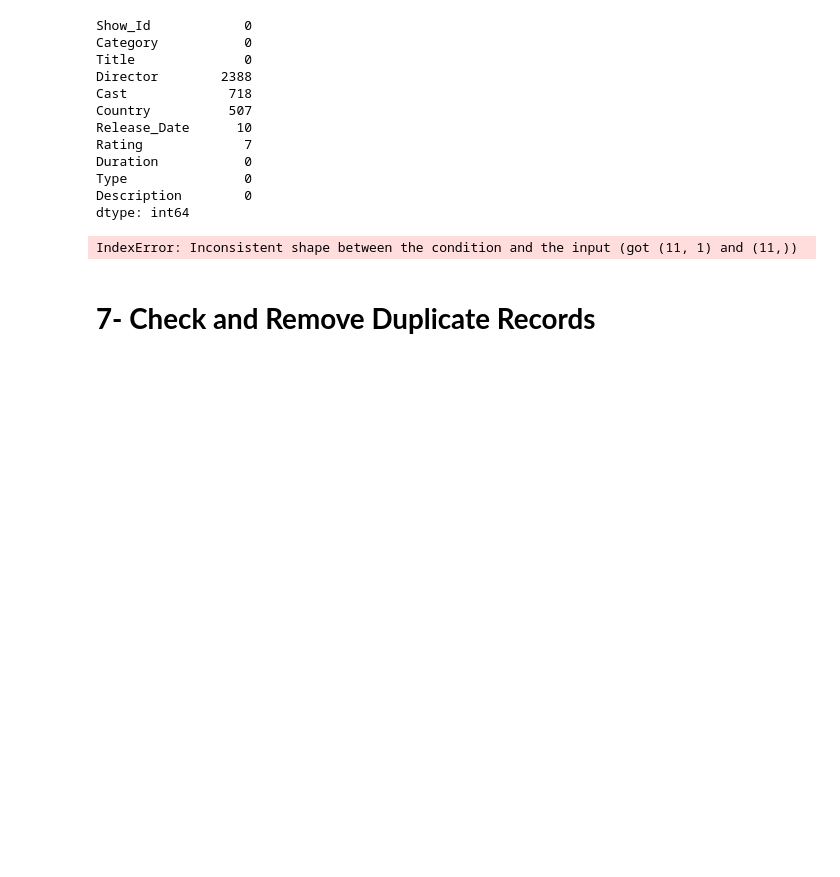
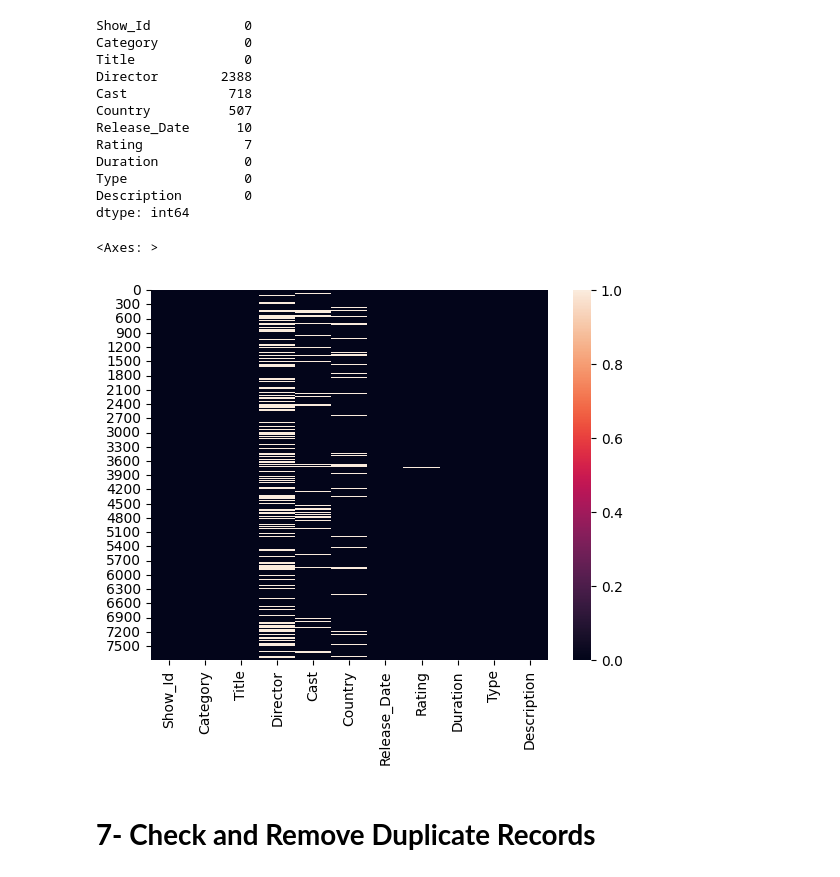
Before and after one commit to shahahmad-dev/Data-Analysis-On-Netflix, a Jupyter notebook: Data-Analysis-On-Netflix.ipynb, the cells around one changed output. Saved outputs shown, nothing was run; the diff lists cells and outputs as text; code cells hidden in the pictures; blank space fills up the shorter version.

```diff
--- a/Data-Analysis-On-Netflix.ipynb
+++ b/Data-Analysis-On-Netflix.ipynb
@@ -166,9 +184,10 @@ Type               0
 Description        0
 dtype: int64
 # %%
-sns.heatmap(df.isnull().sum())
+sns.heatmap(df.isnull())
 # %% [output]
-IndexError: Inconsistent shape between the condition and the input (got (11, 1) and (11,))
+<Axes: >
+[figure, added]
 # %% [markdown]
 # **7- Check and Remove Duplicate Records**
 # %%
```
Also changed, not shown: parts of 17 cells of this notebook.
